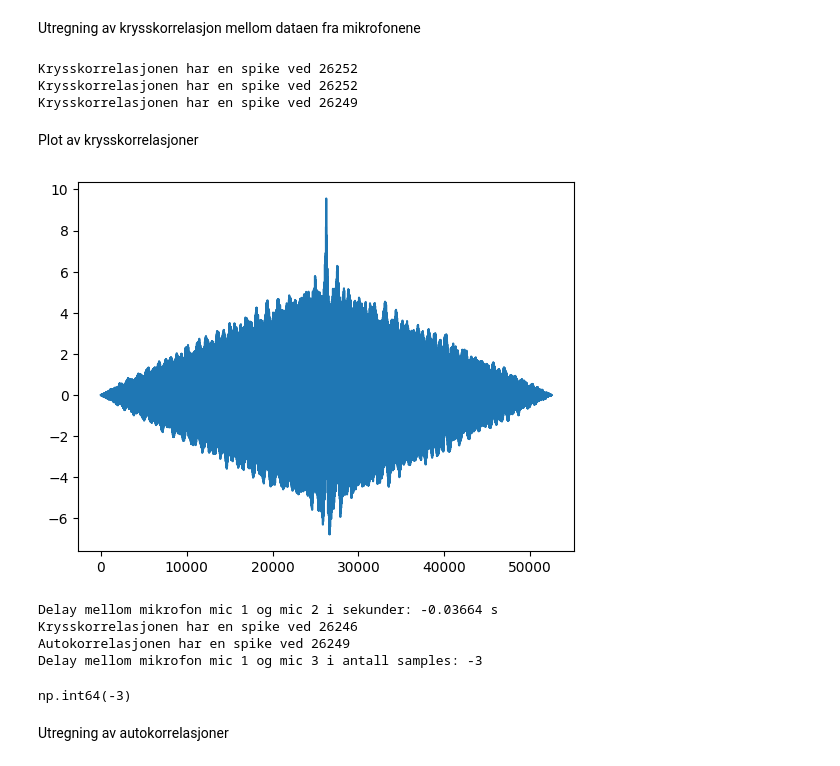
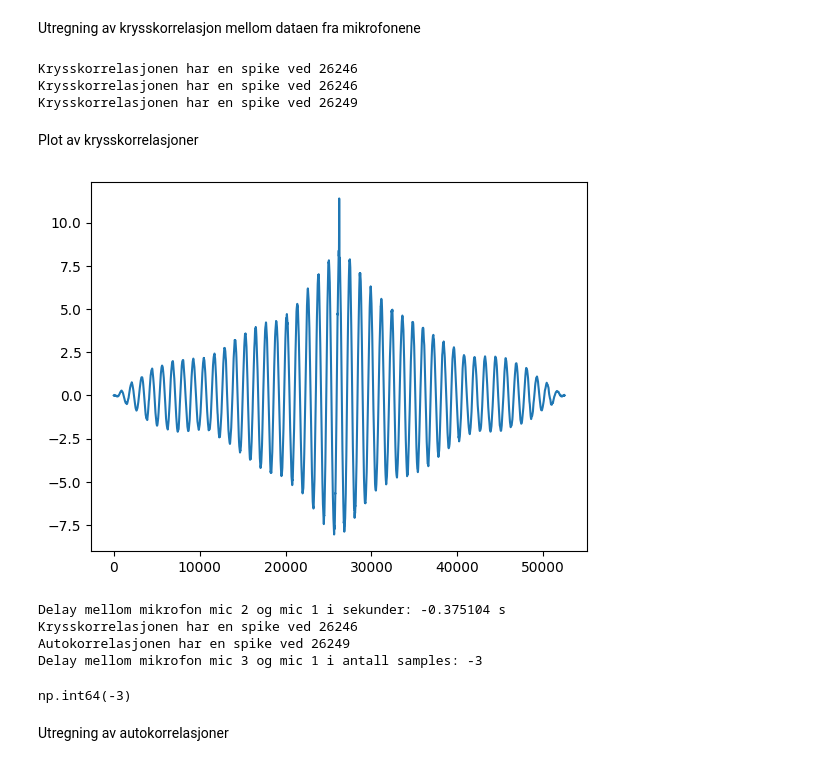
Before and after one commit to EmmaLangeland/TTT4280-Sensor-og-instrumentering, a Jupyter notebook: Lab 2/krysskorrelasjon.ipynb, the cells around one changed output. Cells and saved outputs as stored; diff of their text form; code cells hidden in the pictures.

```diff
--- a/Lab 2/krysskorrelasjon.ipynb
+++ b/Lab 2/krysskorrelasjon.ipynb
@@ -21,18 +21,22 @@ from raspi_import import raspi_import
 import scipy.signal as sc
 # %%
 #hente inn data fra måling
-sample_period, data = raspi_import('1000Hz_sinus_45G.bin')
+#1000Hz_sinus_180G.bin klapp_0G.bin
 
-#juster data
-k= 3.3/4096 #2^12 pga 12-bits ADC bit_signal = Signal/k
-data = data[5000:,:]*k
-data = data - np.mean(data, axis=0) #fjerner DC-komponenten til signalet
+mode = "klapp"
+for i in [0, 45, 90, 135, 180]:
+    sample_period, data = raspi_import(mode+str(i)+"G.bin")
 
-fs = 1/sample_period
+    #juster data
+    k= 3.3/4096 #2^12 pga 12-bits ADC bit_signal = Signal/k
+    data = data[5000:,:]*k
+    data = data - np.mean(data, axis=0) #fjerner DC-komponenten til signalet
 
-mic_1 = data[:,0] #ADC0
-mic_2 = data[:,2] #ADC2
-mic_3 = data[:,3] #ADC3
+    fs = 1/sample_period
+
+    mic_1 = data[:,0] #ADC1
+    mic_2 = data[:,3] #ADC4
+    mic_3 = data[:,2] #ADC3
 # %%
 plt.plot(mic_1)
 plt.show()
@@ -93,23 +97,23 @@ r_21 = krysskorrelasjon(mic_2,mic_1)
 r_31 = krysskorrelasjon(mic_3,mic_1)
 r_32 = krysskorrelasjon(mic_3,mic_2)
 # %% [output]
-Krysskorrelasjonen har en spike ved 26252
-Krysskorrelasjonen har en spike ved 26252
+Krysskorrelasjonen har en spike ved 26246
+Krysskorrelasjonen har en spike ved 26246
 Krysskorrelasjonen har en spike ved 26249
 # %% [markdown]
 Plot av krysskorrelasjoner
 # %%
-plt.plot(r_12)
+plt.plot(r_21)
 plt.show()
 
-delay(mic_1,mic_2, 1, 2)
-delay_samples(mic_1, mic_3, 1, 3)
+delay(mic_2,mic_1, 2, 1)
+delay_samples(mic_3, mic_1, 3, 1)
 # %% [output]
-[figure, old version]
+[figure, new version]
-Delay mellom mikrofon mic 1 og mic 2 i sekunder: -0.03664 s
+Delay mellom mikrofon mic 2 og mic 1 i sekunder: -0.375104 s
 Krysskorrelasjonen har en spike ved 26246
 Autokorrelasjonen har en spike ved 26249
-Delay mellom mikrofon mic 1 og mic 3 i antall samples: -3
+Delay mellom mikrofon mic 3 og mic 1 i antall samples: -3
 np.int64(-3)
 # %% [markdown]
 Utregning av autokorrelasjoner
```
Also changed, not shown: parts of 5 cells of this notebook.
